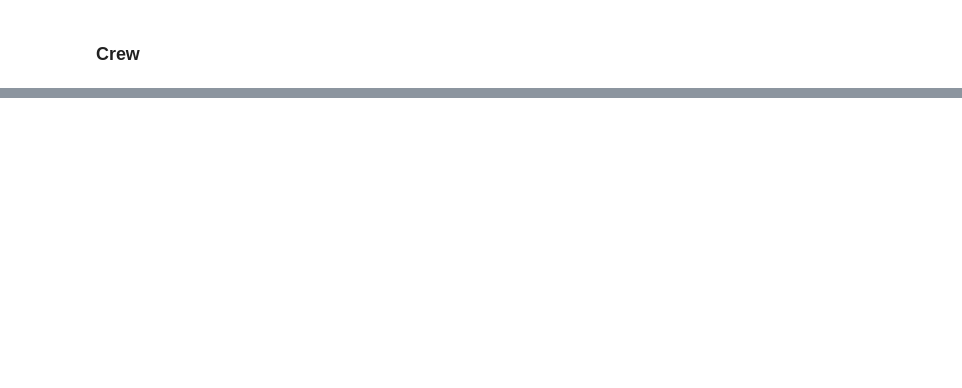
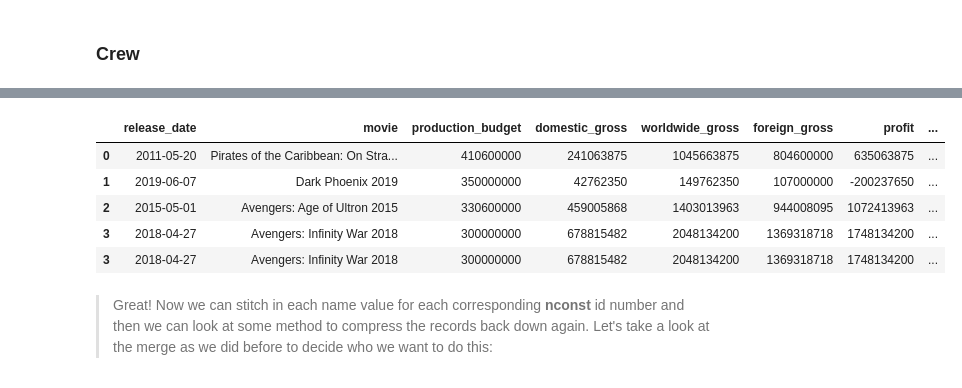
Before and after one commit to learn-co-curriculum/dsc-phase-1-project, a Jupyter notebook: Data/data-clean.ipynb, the cells around one changed output, grey strips where cells are left out. Drawn from its saved outputs; the diff is of its cells as text; code cells hidden in the pictures; blank space fills up the shorter version.

```diff
--- a/Data/data-clean.ipynb
+++ b/Data/data-clean.ipynb
@@ -407,4 +446,0 @@ for file in files_list:
-# %%
-budgets['year'] = pd.DatetimeIndex(budgets['release_date']).year
-# %%
-budgets['movie'] = budgets['movie'] +' '+ budgets['year'].astype(str)
@@ -413,2 +446,0 @@ budgets['movie'].head()
-# %%
-basics['movie'] = basics['movie'] +' '+ basics['start_year'].astype(str)
@@ -424,3 +525,3 @@ crew.head()
 # %%
-df = df.merge(crew,how='left')
+df = df.merge(crew)
 df.info()
@@ -427,2 +551,12 @@ df.info()
 # %%
 df_e = df.explode('directors')
+df_e.head(5)
+# %% [output]
+|  | release_date | movie | production_budget | domestic_gross | worldwide_gross | foreign_gross | profit | ... |
+| 0 | 2011-05-20 | Pirates of the Caribbean: On Stra... | 410600000 | 241063875 | 1045663875 | 804600000 | 635063875 | ... |
+| 1 | 2019-06-07 | Dark Phoenix 2019 | 350000000 | 42762350 | 149762350 | 107000000 | -200237650 | ... |
+| 2 | 2015-05-01 | Avengers: Age of Ultron 2015 | 330600000 | 459005868 | 1403013963 | 944008095 | 1072413963 | ... |
+| 3 | 2018-04-27 | Avengers: Infinity War 2018 | 300000000 | 678815482 | 2048134200 | 1369318718 | 1748134200 | ... |
+| 3 | 2018-04-27 | Avengers: Infinity War 2018 | 300000000 | 678815482 | 2048134200 | 1369318718 | 1748134200 | ... |
+# %% [markdown]
+>Great! Now we can stitch in each name value for each corresponding **nconst** id number and then we can look at some method to compress the records back down again. Let's take a look at the merge as we did before to decide who we want to do this:
```
Also changed, not shown: parts of 80 cells of this notebook.
